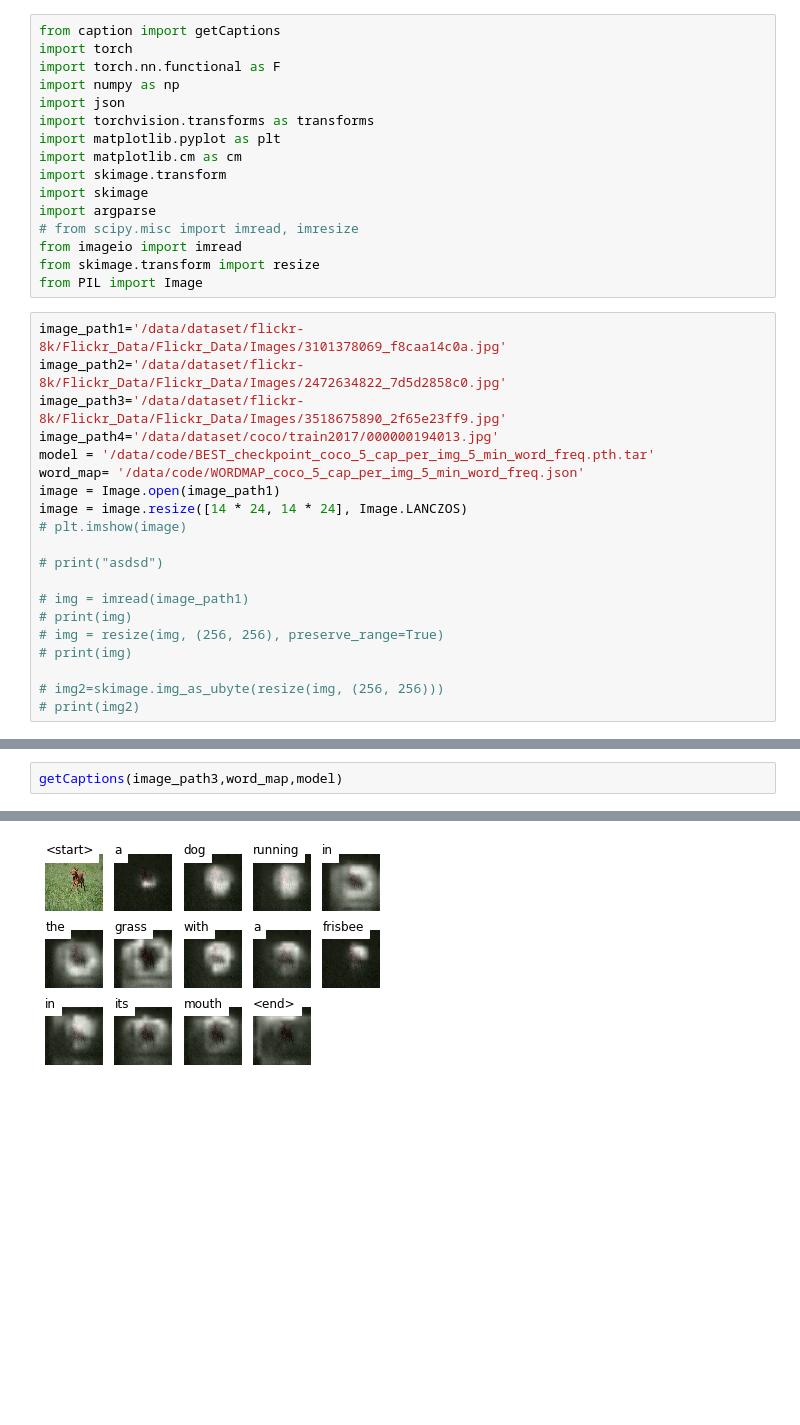
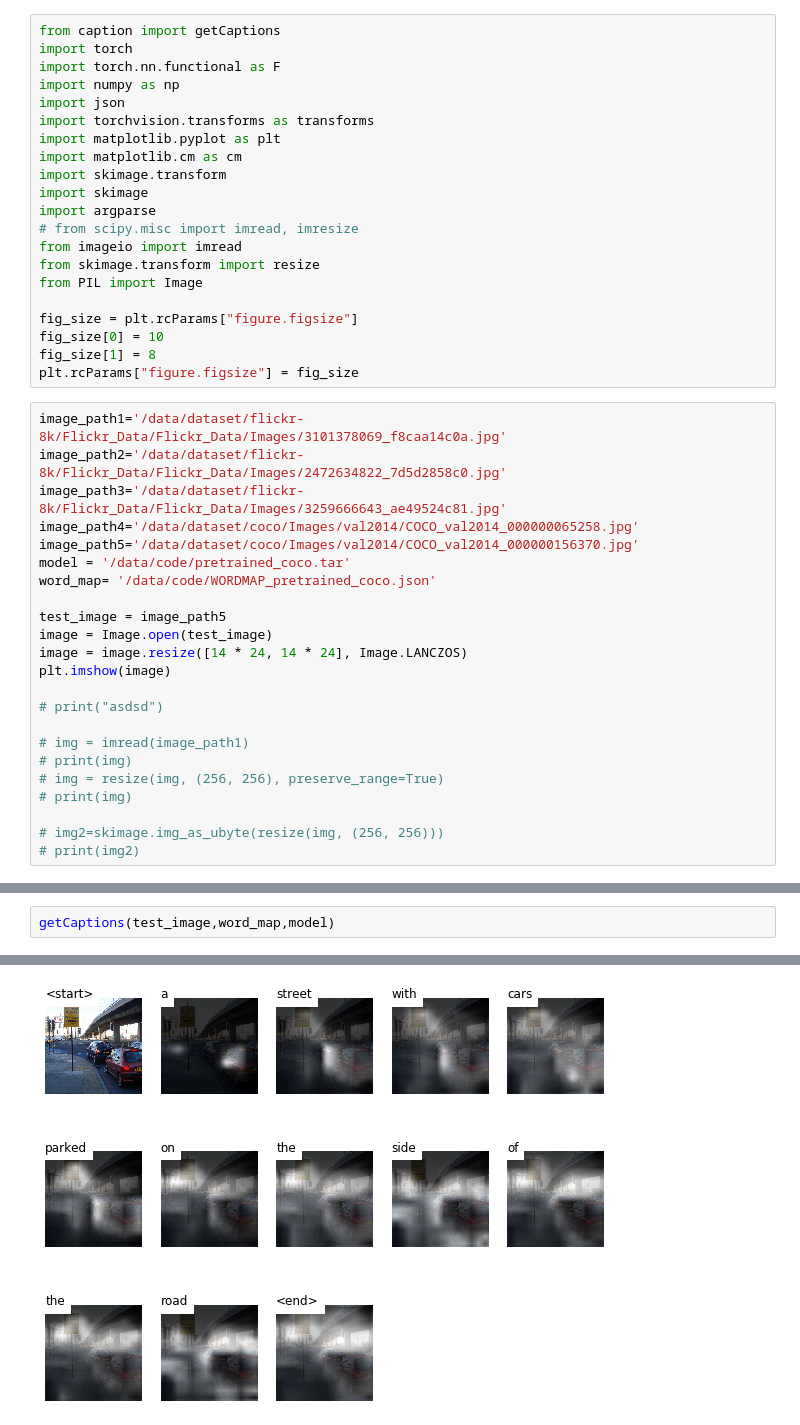
Before and after one commit to mayankiitg/Deep-Neural-Vision, a Jupyter notebook: UseTrainedModel.ipynb, the cells around one changed output, grey strips where cells are left out. Drawn from its saved outputs; the diff is of its cells as text; blank space fills up the shorter version.

```diff
--- a/UseTrainedModel.ipynb
+++ b/UseTrainedModel.ipynb
@@ -14,16 +14,24 @@ import argparse
 from imageio import imread
 from skimage.transform import resize
 from PIL import Image
+
+fig_size = plt.rcParams["figure.figsize"]
+fig_size[0] = 10
+fig_size[1] = 8
+plt.rcParams["figure.figsize"] = fig_size
 # %%
 image_path1='/data/dataset/flickr-8k/Flickr_Data/Flickr_Data/Images/3101378069_f8caa14c0a.jpg'
 image_path2='/data/dataset/flickr-8k/Flickr_Data/Flickr_Data/Images/2472634822_7d5d2858c0.jpg'
-image_path3='/data/dataset/flickr-8k/Flickr_Data/Flickr_Data/Images/3518675890_2f65e23ff9.jpg'
-image_path4='/data/dataset/coco/train2017/000000194013.jpg'
-model = '/data/code/BEST_checkpoint_coco_5_cap_per_img_5_min_word_freq.pth.tar'
-word_map= '/data/code/WORDMAP_coco_5_cap_per_img_5_min_word_freq.json'
-image = Image.open(image_path1)
+image_path3='/data/dataset/flickr-8k/Flickr_Data/Flickr_Data/Images/3259666643_ae49524c81.jpg'
+image_path4='/data/dataset/coco/Images/val2014/COCO_val2014_000000065258.jpg'
+image_path5='/data/dataset/coco/Images/val2014/COCO_val2014_000000156370.jpg'
+model = '/data/code/pretrained_coco.tar'
+word_map= '/data/code/WORDMAP_pretrained_coco.json'
+
+test_image = image_path5
+image = Image.open(test_image)
 image = image.resize([14 * 24, 14 * 24], Image.LANCZOS)
-# plt.imshow(image)
+plt.imshow(image)
 
 # print("asdsd")
 
@@ -37,3 +48,3 @@ image = image.resize([14 * 24, 14 * 24], Image.LANCZOS)
 # %%
-getCaptions(image_path3,word_map,model)
+getCaptions(test_image,word_map,model)
 # %% [output]
@@ -51 +61 @@ a ['<start>', 'a', 'dog', 'running', 'in', 'the', 'grass', 'with', 'a', 'frisbee
-[figure, old version]
+[figure, new version]
```
Also changed, not shown: parts of 2 cells of this notebook, 18 other files.
